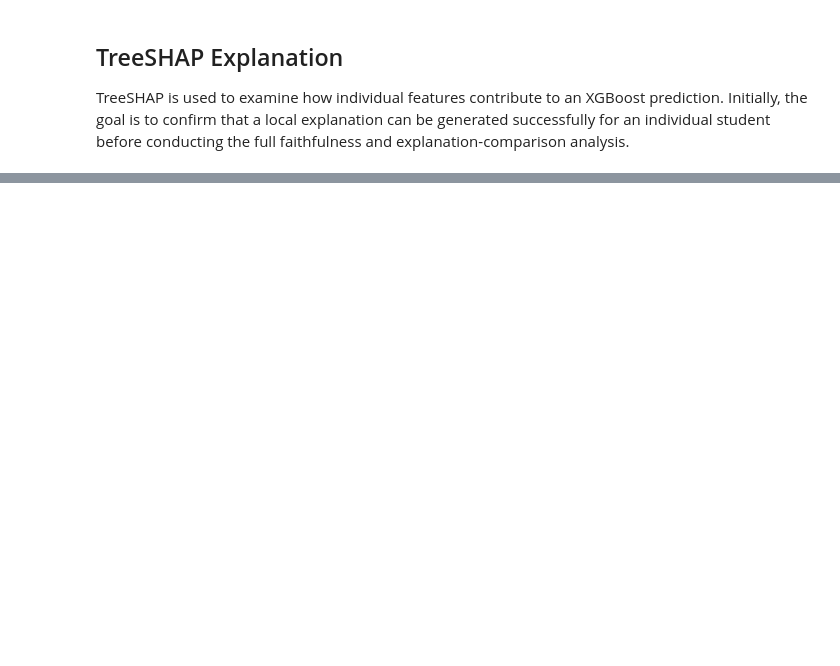
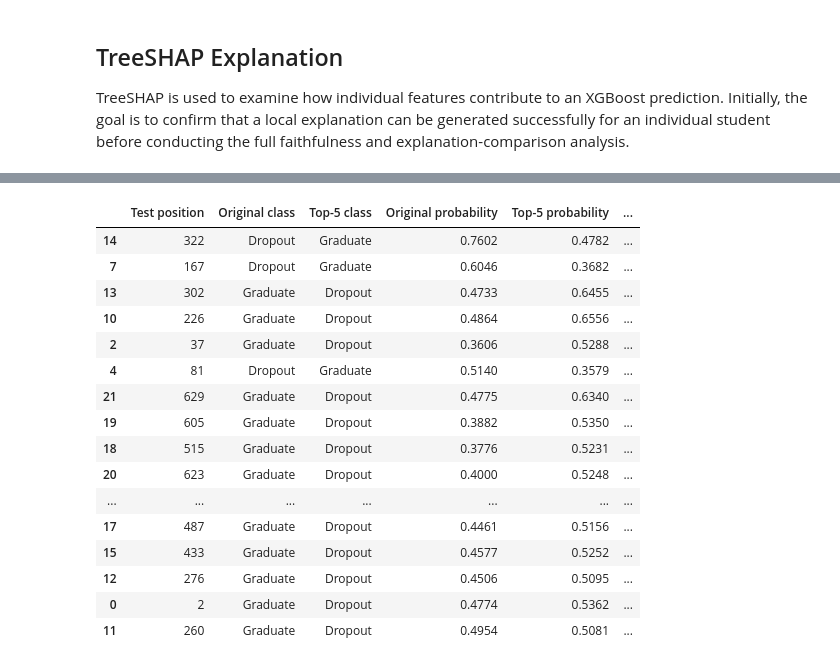
Before and after one commit to krs524/XAI_Project, a Jupyter notebook: notebooks/student_dropout.ipynb, the cells around one changed output, grey strips where cells are left out. Drawn from its saved outputs; the diff is of its cells as text; code cells hidden in the pictures; blank space fills up the shorter version.

```diff
--- a/notebooks/student_dropout.ipynb
+++ b/notebooks/student_dropout.ipynb
@@ -651,0 +669,14 @@ Predicted dropout probability: 0.974
+# %%
+# Sum signed SHAP values by original factor.
+# This preserves their total contribution.
+sv_factor = (
+    pd.DataFrame(shap_values.values, columns=factors)
+    .T.groupby(level=0, sort=False).sum().T
+)
+
+print(
+    sv_factor.abs().mean()
+    .sort_values(ascending=False)
+    .head(10)
+    .round(3)
+)
@@ -659,0 +1067,42 @@ shap.plots.waterfall(
+# %%
+
+from scipy.special import expit
+
+# Top-5 reconstruction failures
+top5_raw = reconstruction_results[5]["shortened_raw"]
+original_labels = (original_raw >= 0).astype(int)
+top5_labels = (top5_raw >= 0).astype(int)
+
+failed = top5_labels != original_labels
+positions = np.flatnonzero(failed)
+
+failures = pd.DataFrame({
+    "Test position": positions,
+    "Original class": np.where(
+        original_labels[failed] == 1, "Dropout", "Graduate"
+    ),
+    "Top-5 class": np.where(
+        top5_labels[failed] == 1, "Dropout", "Graduate"
+    ),
+    "Original probability": expit(original_raw[failed]),
+    "Top-5 probability": expit(top5_raw[failed]),
+    "Original raw margin": np.abs(original_raw[failed]),
+    "Raw-score error": reconstruction_results[5]["absolute_error"][failed],
+    "Retention (%)": retention_results[5][failed]
+})
+
+print(f"Top-5 disagreements: {failed.sum()} / {len(failed)}")
+
+print("\nDisagreement direction:")
+print(failures.groupby(["Original class", "Top-5 class"]).size())
+
+print("\nMean original absolute raw margin:")
+print(f"Disagreements: {np.abs(original_raw[failed]).mean():.4f}")
+print(f"Agreements:    {np.abs(original_raw[~failed]).mean():.4f}")
+
+display(
+    failures.sort_values(
+        "Raw-score error", ascending=False
+    ).round(4)
+)
+# %% [output]
@@ -659,0 +1120,17 @@ shap.plots.waterfall(
+|  | Test position | Original class | Top-5 class | Original probability | Top-5 probability | ... |
+| 14 | 322 | Dropout | Graduate | 0.7602 | 0.4782 | ... |
+| 7 | 167 | Dropout | Graduate | 0.6046 | 0.3682 | ... |
+| 13 | 302 | Graduate | Dropout | 0.4733 | 0.6455 | ... |
+| 10 | 226 | Graduate | Dropout | 0.4864 | 0.6556 | ... |
+| 2 | 37 | Graduate | Dropout | 0.3606 | 0.5288 | ... |
+| 4 | 81 | Dropout | Graduate | 0.5140 | 0.3579 | ... |
+| 21 | 629 | Graduate | Dropout | 0.4775 | 0.6340 | ... |
+| 19 | 605 | Graduate | Dropout | 0.3882 | 0.5350 | ... |
+| 18 | 515 | Graduate | Dropout | 0.3776 | 0.5231 | ... |
+| 20 | 623 | Graduate | Dropout | 0.4000 | 0.5248 | ... |
+| ... | ... | ... | ... | ... | ... | ... |
+| 17 | 487 | Graduate | Dropout | 0.4461 | 0.5156 | ... |
+| 15 | 433 | Graduate | Dropout | 0.4577 | 0.5252 | ... |
+| 12 | 276 | Graduate | Dropout | 0.4506 | 0.5095 | ... |
+| 0 | 2 | Graduate | Dropout | 0.4774 | 0.5362 | ... |
+| 11 | 260 | Graduate | Dropout | 0.4954 | 0.5081 | ... |
```
Also changed, not shown: parts of 74 cells of this notebook.
